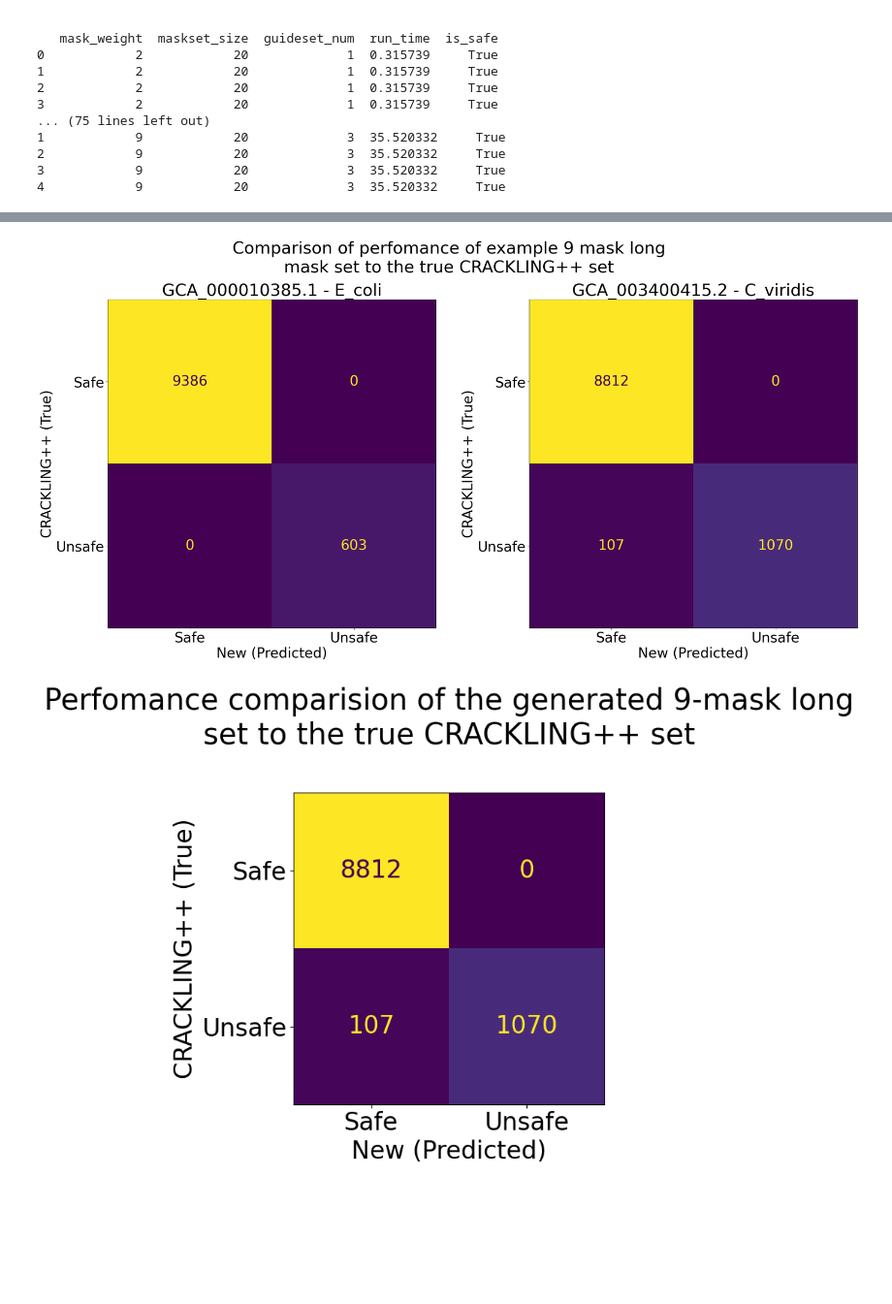
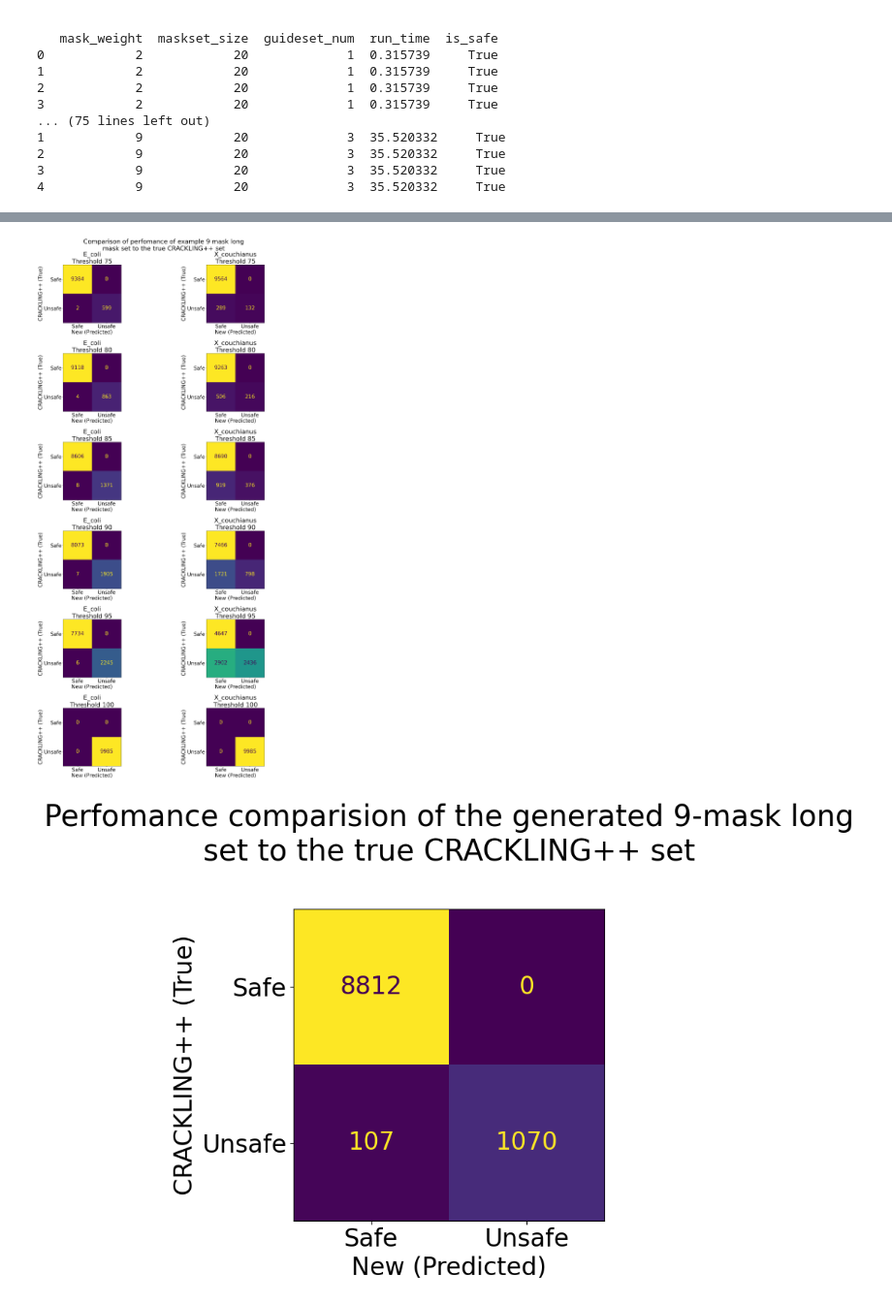
Before and after one commit to Darragh-Nugent/Crackling_Mask_search, a Jupyter notebook: scoring.ipynb, the cells around one changed output, grey strips where cells are left out. Shown at 97% size. Cells and saved outputs as stored; diff of their text form; code cells hidden in the pictures; blank space fills up the shorter version.

```diff
--- a/scoring.ipynb
+++ b/scoring.ipynb
@@ -46,7 +46,8 @@ DATA = 'test_data'
 
 genomes = [
     ('E_coli', 'GCA_000010385.1'),
-    ('C_viridis', 'GCA_003400415.2')
+    ('X_couchianus', 'GCF_001444195.1')
+    # ('C_viridis', 'GCA_003400415.2')
 ]
 
 CLASS_COLOURS = {
@@ -680,8 +672,11 @@ for genome in genomes:
         #print(df.head(3).to_markdown(), '\n\n')
 
 df = pd.concat(frames)
-#df['is_safe'] = df[['mit', 'cfd']].apply(lambda x: (((x['mit'] + x['cfd']) / 2) > 75), axis=1)
-df['is_safe'] = df[['mit', 'cfd']].apply(lambda x: is_safe(x, 75, 'mit', 'cfd'), axis=1)
+
+threshold_values = [75, 80, 85, 90, 95, 100]
+
+for threshold in threshold_values:
+    df[f'is_safe_{threshold}'] = df[['mit', 'cfd']].apply(lambda x: is_safe(x, threshold, 'mit', 'cfd'), axis=1)
 
 print('\n\n', df.shape, '\n\n')
 print(df.head(5).to_markdown())
@@ -727,9 +708,2 @@ print(df[df["is_safe"] == False])
 # %% [markdown]
 ## Prepare labels
-# %%
-# for plotting
-acc_label_size = {
-    g[1] : f"{g[0].replace('_', '. ')} ({acc_sizes[g[1]] / 1024 / 1024 / 1024:0.2} GB)"
-    for g in genomes
-}
-acc_label_size
@@ -773,7 +741,7 @@ df[(df['accession'] == 'GCA_000010385.1') & (df['mask_weight'] == 8) & (df['mask
 # %% [markdown]
 #### Build truth
 # %%
-truth = truth_df = df[df['guideset_num'] == 2]
+truth = truth_df = df[df['mask_weight'] == 8]
 # or original Crackling++ masks
 truth.tail()
 # %% [output]
@@ -923,51 +910,55 @@ species
 # %%
 import numpy as np
 import matplotlib.pyplot as plt
 from sklearn.metrics import ConfusionMatrixDisplay
 
 ACCESSIONS = df_acc['accession'].unique()
 
+WEIGHT = 4
 
-
-WEIGHT = 9
-
-fig, axes = plt.subplots(1, len(ACCESSIONS), figsize=(24, 12))
+fig, axes = plt.subplots(len(threshold_values), len(ACCESSIONS), figsize=(24, 42))
 fig.suptitle("Comparison of perfomance of example 9 mask long\nmask set to the true CRACKLING++ set")
 
 if len(ACCESSIONS) == 1:
     axes = [axes]
 
 for i, accession in enumerate(ACCESSIONS):
+    for j, threshold in enumerate(threshold_values):
 
-    row = df_acc[
-        (df_acc["accession"] == accession) &
-        (df_acc["mask_weight"] == WEIGHT)
-    ].iloc[0]
+        row = df_acc[
+            (df_acc["accession"] == accession) &
+            (df_acc["mask_weight"] == WEIGHT) &
+            (df_acc["threshold"] == threshold)
+        ].iloc[0]
 
-    accuracy = row["f1"]
+        accuracy = row["f1"]
 
-    cm = np.array([
-        [row['tp'], row['fn']],
-        [row['fp'], row['tn']]
-    ])
+        cm = np.array([
+            [row['tp'], row['fn']],
+            [row['fp'], row['tn']]
+        ])
 
-    disp = ConfusionMatrixDisplay(
-        confusion_matrix=cm,
-        display_labels=['Safe', 'Unsafe']
-    )
+        disp = ConfusionMatrixDisplay(
+            confusion_matrix=cm,
+            display_labels=['Safe', 'Unsafe']
+        )
 
-    disp.plot(ax=axes[i], values_format='d', colorbar=False)
-    disp.ax_.set(xlabel='New (Predicted)', ylabel='CRACKLING++ (True)')
+        disp.plot(ax=axes[j, i], values_format='d', colorbar=False)
 
-    axes[i].set_title(
-        f"{accession} - {species[accession]}"
-    )
+        disp.ax_.set(
+            xlabel='New (Predicted)',
+            ylabel='CRACKLING++ (True)'
+        )
+
+        axes[j, i].set_title(
+            f"{species[accession]}\nThreshold {threshold}"
+        )
 
 plt.tight_layout()
 plt.savefig("accuracy.png")
 plt.show()
 # %% [output]
-[figure, old version]
+[figure, new version]
 # %%
 import numpy as np
 import matplotlib.pyplot as plt
```
Also changed, not shown: parts of 24 cells of this notebook, 14 other files.
